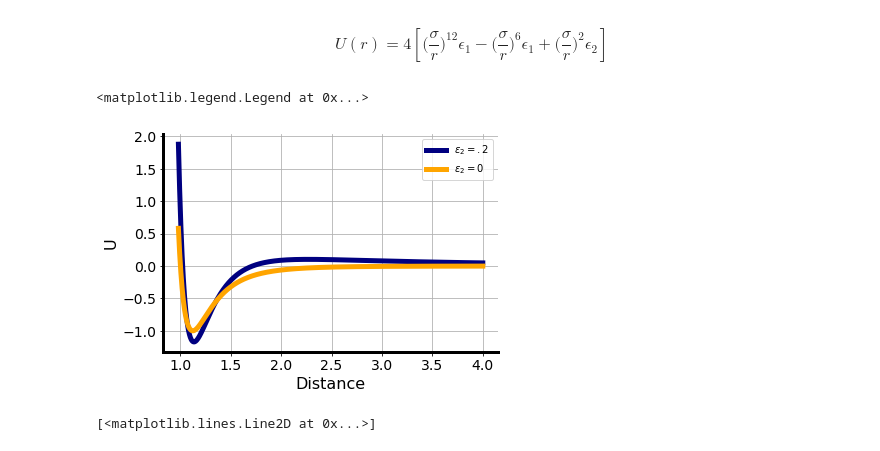
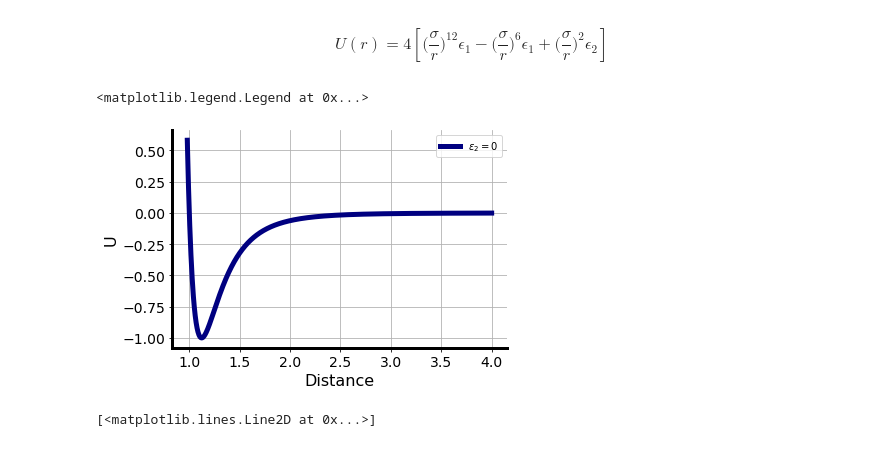
Before and after one commit to nkrishnan94/biofilm-ibm, a Jupyter notebook: sim_vis.ipynb, the cells around one changed output. Cells and saved outputs as stored; diff of their text form; code cells hidden in the pictures.

```diff
--- a/sim_vis.ipynb
+++ b/sim_vis.ipynb
@@ -51,23 +51,23 @@ U(r) = 4  [ \big(\frac{\sigma}{r}\big)^{12}\epsilon_1-\big(\frac{\sigma}{r}\big)
 \end{equation}
 # %%
 fig,ax = plt.subplots()
-ax.plot(r,E(1.8,e2,sig,r),lw=5,c='navy',label='$\epsilon_2 = .2$')
-ax.plot(r,E(1,0,sig,r),lw=5,c='orange',label='$\epsilon_2 = 0$')
+#ax.plot(r,E(1.8,e2,sig,r),lw=5,c='navy',label='$\epsilon_2 = .2$')
+ax.plot(r,E(1,0,sig,r),lw=5,c='navy',label='$\epsilon_2 = 0$')
 ax.grid()
 for axis in ['top','right']:
     ax.spines[axis].set_visible(False)
 for axis in ['bottom','left']:
     ax.spines[axis].set_linewidth(3)
 ax.tick_params(axis='both', which='major', labelsize=14)
 ax.set_xlabel('Distance',fontsize=16)
 ax.set_ylabel('U',fontsize=16)
 #plt.plot(r[1:],np.diff(E(e,sig,r)))
 ax.legend()
 
 #plt.title(r'$\epsilon_2 = 0$')
 # %% [output]
 <matplotlib.legend.Legend at 0x...>
-[figure, old version]
+[figure, new version]
 # %%
 plt.plot(np.loadtxt("potential.table",delimiter =" ")[40000:,2])
 # %% [output]
```
Also changed, not shown: 14 other files.
